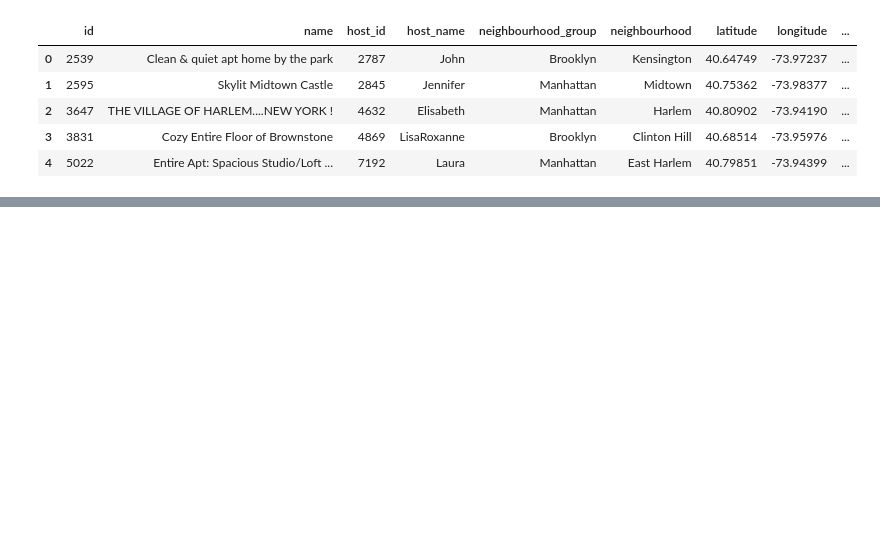
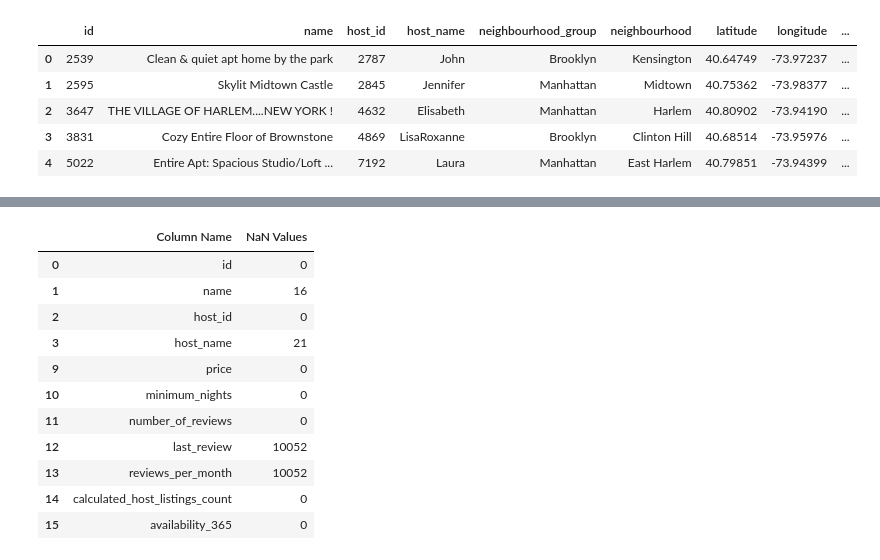
Before and after one commit to itsaniketrathod/Capstone-Project-EDA, a Jupyter notebook: AirBnB_Booking_Analysis.ipynb, the cells around one changed output, grey strips where cells are left out. Cells and saved outputs as stored; diff of their text form; code cells hidden in the pictures; blank space fills up the shorter version.

```diff
--- a/AirBnB_Booking_Analysis.ipynb
+++ b/AirBnB_Booking_Analysis.ipynb
@@ -123,0 +115,19 @@ sns.heatmap(airbnb_df.isnull(),yticklabels=False,cbar=False,cmap='nipy_spectral'
+# %%
+# Representing NaN values in tabular form
+missing_values_df=(pd.DataFrame(airbnb_df.isna().sum())).reset_index()
+missing_values_df.drop([4,5,6,7,8],axis=0,inplace=True)
+missing_values_df.rename(columns={'index':"Column Name",0:'NaN Values'},inplace=True)
+missing_values_df
+# %% [output]
+|  | Column Name | NaN Values |
+| 0 | id | 0 |
+| 1 | name | 16 |
+| 2 | host_id | 0 |
+| 3 | host_name | 21 |
+| 9 | price | 0 |
+| 10 | minimum_nights | 0 |
+| 11 | number_of_reviews | 0 |
+| 12 | last_review | 10052 |
+| 13 | reviews_per_month | 10052 |
+| 14 | calculated_host_listings_count | 0 |
+| 15 | availability_365 | 0 |
```
Also changed, not shown: parts of 25 cells of this notebook.
